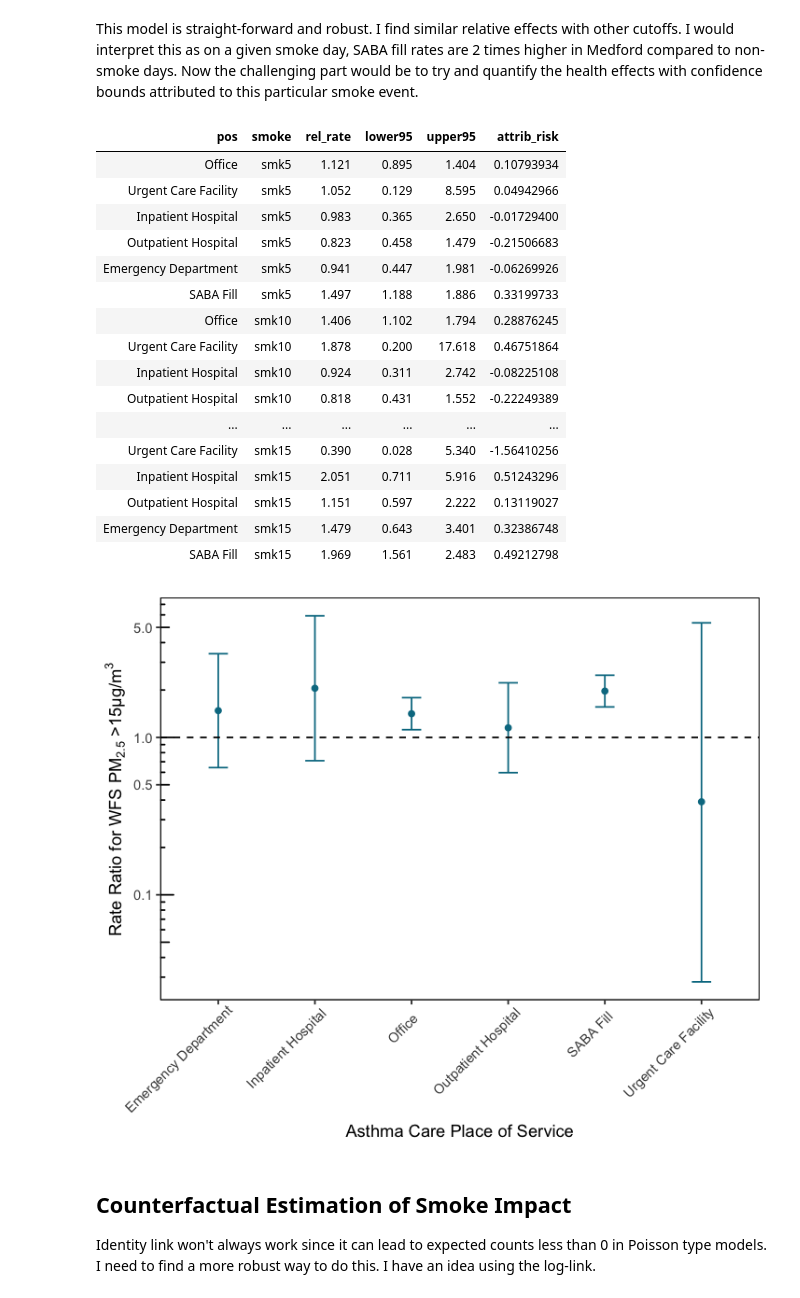
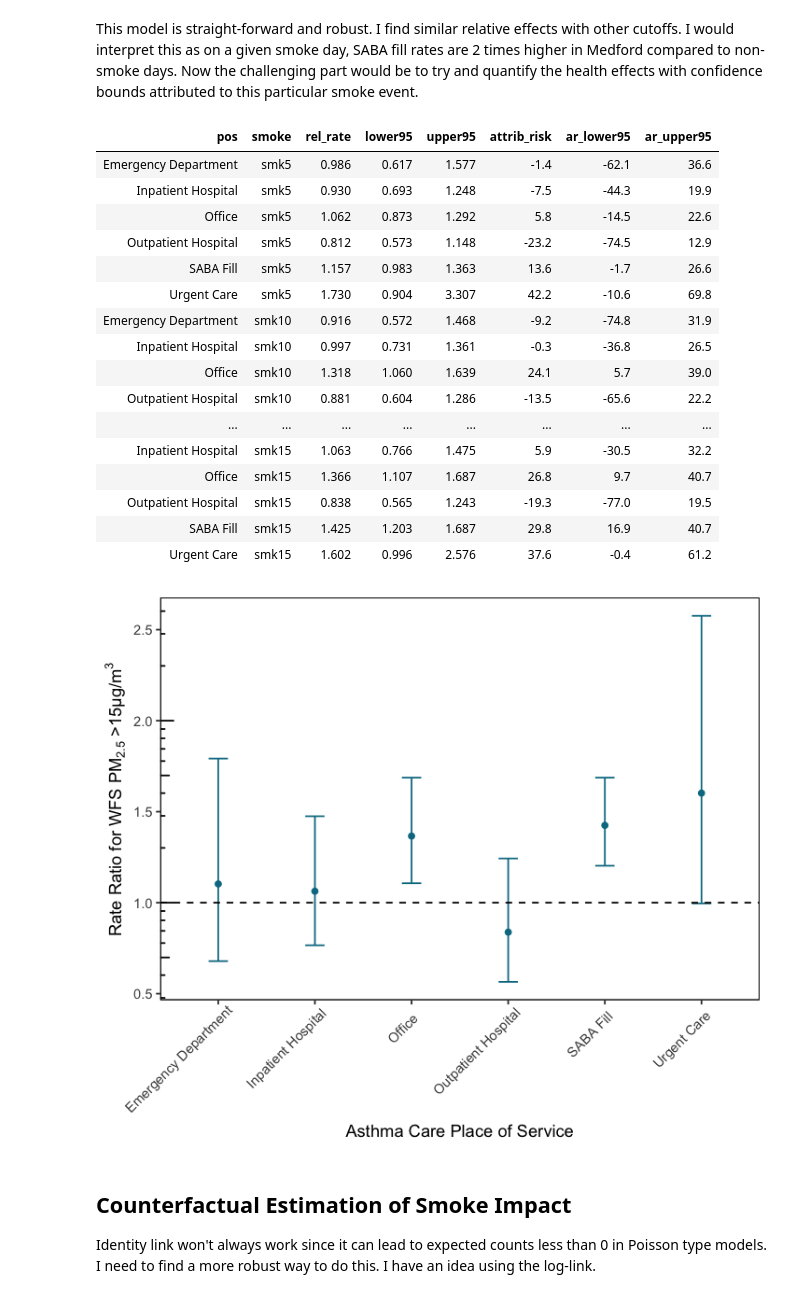
Before and after one commit to RyanGan/oregon_wildfire, a Jupyter notebook: r_scripts/analysis/msa_daily_smoke_analysis.ipynb, the cells around one changed output. Cells and saved outputs as stored; diff of their text form; code cells hidden in the pictures.

```diff
--- a/r_scripts/analysis/msa_daily_smoke_analysis.ipynb
+++ b/r_scripts/analysis/msa_daily_smoke_analysis.ipynb
@@ -391,8 +458,8 @@ compare_mat <- expand.grid(pos, smoke_cut) %>%
            smoke = Var2) %>%
     # define spl + weekend vs interaction models
     mutate(formula = ifelse(pos %in% c('Office', 'SABA Fill', 'Outpatient Hospital'),
-                            paste0('n_events ~ ', smoke, ' + spl * weekend'),
-                            paste0('n_events ~ ', smoke, ' + spl + weekend')
+                            paste0('n_events ~ ', smoke, ' + avg_temp + spl + weekend + log(offset(pop))'),
+                            paste0('n_events ~ ', smoke, ' + avg_temp + spl + weekend + log(offset(pop))')
                            ))
 # %%
 # results
@@ -411,8 +478,10 @@ medford_bin_smk_results <- compare_mat %>%
                    rel_rate = round(exp(estimate),3),
                    lower95 = round(exp(estimate - (1.96*std.error)),3),
                    upper95 = round(exp(estimate + (1.96*std.error)),3),
-                   attrib_risk = (rel_rate - 1)/rel_rate) %>%
-            select(pos, smoke, rel_rate, lower95, upper95, attrib_risk)
+                   attrib_risk = round((((rel_rate - 1)/rel_rate)*100),1),
+                   ar_lower95 = round((((lower95 - 1)/lower95)*100),1),
+                   ar_upper95 = round((((upper95 - 1)/upper95)*100),1)) %>%
+            select(pos, smoke, rel_rate, lower95, upper95, attrib_risk, ar_lower95, ar_upper95)
     }) %>%
     # bind rows
     bind_rows()
@@ -420,20 +489,20 @@ medford_bin_smk_results <- compare_mat %>%
 # binary smoke results
 medford_bin_smk_results
 # %% [output]
-| pos | smoke | rel_rate | lower95 | upper95 | attrib_risk |
-| Office | smk5 | 1.121 | 0.895 | 1.404 | 0.10793934 |
-| Urgent Care Facility | smk5 | 1.052 | 0.129 | 8.595 | 0.04942966 |
-| Inpatient Hospital | smk5 | 0.983 | 0.365 | 2.650 | -0.01729400 |
-| Outpatient Hospital | smk5 | 0.823 | 0.458 | 1.479 | -0.21506683 |
-| Emergency Department | smk5 | 0.941 | 0.447 | 1.981 | -0.06269926 |
-| SABA Fill | smk5 | 1.497 | 1.188 | 1.886 | 0.33199733 |
-| Office | smk10 | 1.406 | 1.102 | 1.794 | 0.28876245 |
-| Urgent Care Facility | smk10 | 1.878 | 0.200 | 17.618 | 0.46751864 |
-| Inpatient Hospital | smk10 | 0.924 | 0.311 | 2.742 | -0.08225108 |
-| Outpatient Hospital | smk10 | 0.818 | 0.431 | 1.552 | -0.22249389 |
-| ... | ... | ... | ... | ... | ... |
-| Urgent Care Facility | smk15 | 0.390 | 0.028 | 5.340 | -1.56410256 |
-| Inpatient Hospital | smk15 | 2.051 | 0.711 | 5.916 | 0.51243296 |
-| Outpatient Hospital | smk15 | 1.151 | 0.597 | 2.222 | 0.13119027 |
-| Emergency Department | smk15 | 1.479 | 0.643 | 3.401 | 0.32386748 |
-| SABA Fill | smk15 | 1.969 | 1.561 | 2.483 | 0.49212798 |
+| pos | smoke | rel_rate | lower95 | upper95 | attrib_risk | ar_lower95 | ar_upper95 |
+| Emergency Department | smk5 | 0.986 | 0.617 | 1.577 | -1.4 | -62.1 | 36.6 |
+| Inpatient Hospital | smk5 | 0.930 | 0.693 | 1.248 | -7.5 | -44.3 | 19.9 |
+| Office | smk5 | 1.062 | 0.873 | 1.292 | 5.8 | -14.5 | 22.6 |
+| Outpatient Hospital | smk5 | 0.812 | 0.573 | 1.148 | -23.2 | -74.5 | 12.9 |
+| SABA Fill | smk5 | 1.157 | 0.983 | 1.363 | 13.6 | -1.7 | 26.6 |
+| Urgent Care | smk5 | 1.730 | 0.904 | 3.307 | 42.2 | -10.6 | 69.8 |
+| Emergency Department | smk10 | 0.916 | 0.572 | 1.468 | -9.2 | -74.8 | 31.9 |
+| Inpatient Hospital | smk10 | 0.997 | 0.731 | 1.361 | -0.3 | -36.8 | 26.5 |
+| Office | smk10 | 1.318 | 1.060 | 1.639 | 24.1 | 5.7 | 39.0 |
+| Outpatient Hospital | smk10 | 0.881 | 0.604 | 1.286 | -13.5 | -65.6 | 22.2 |
+| ... | ... | ... | ... | ... | ... | ... | ... |
+| Inpatient Hospital | smk15 | 1.063 | 0.766 | 1.475 | 5.9 | -30.5 | 32.2 |
+| Office | smk15 | 1.366 | 1.107 | 1.687 | 26.8 | 9.7 | 40.7 |
+| Outpatient Hospital | smk15 | 0.838 | 0.565 | 1.243 | -19.3 | -77.0 | 19.5 |
+| SABA Fill | smk15 | 1.425 | 1.203 | 1.687 | 29.8 | 16.9 | 40.7 |
+| Urgent Care | smk15 | 1.602 | 0.996 | 2.576 | 37.6 | -0.4 | 61.2 |
@@ -442,36 +509,36 @@ medford_bin_smk_results
 # %%
 options(repr.plot.width = 6, repr.plot.height = 5)
 # risk ratio plot of the > 15 ug/m^3
 smk_rr_plot <- ggplot(filter(medford_bin_smk_results, smoke == 'smk15'), aes(x=pos, y=rel_rate, group = pos)) +
     geom_point(color = '#007991') +
     geom_errorbar(aes(ymin=lower95, ymax=upper95), color = '#007991',width = 0.2) +
     geom_hline(yintercept = 1, linetype=2) +
-    scale_y_log10(breaks = c(0.1, 0.5, 1, 5)) + #scales::log_breaks(n=10)) +
+    #scale_y_log10(breaks = c(0.5, 1, 2)) + #scales::log_breaks(n=10)) +
     annotation_logticks(sides = "l") +
     ylab(expression(paste("Rate Ratio for WFS PM"[2.5], " >15µg/m"^3))) +
     xlab('Asthma Care Place of Service') +
    # plot theme
     theme(panel.background = element_rect(fill = 'white', colour = 'black'),
     panel.grid.major = element_blank(),
     panel.grid.minor = element_blank(),
     # strip element
     strip.background = element_rect(colour=NA, fill=NA),
     panel.border = element_rect(fill = NA, color = "black"),
     # facet text size
     strip.text = element_text(size = 10),
     # axis element (tilt)
     axis.text.x = element_text(angle = 45, hjust = 0.9, vjust = 0.7),
     #axis.title.x = element_blank(),
     #axis.ticks.x = element_blank(),
     axis.title.y = element_text(angle = 90))
 
 smk_rr_plot
 
 # save plot
-#ggsave("./Figs/asthma_care_smoke_plot.tiff", smk_rr_plot,
-#       units="in", width=6, height=5, dpi=300)
+ggsave("./Figs/medford_care_plot.tiff", smk_rr_plot,
+       units="in", width=6, height=5, dpi=300)
 # %% [output]
-[figure, old version]
+[figure, new version]
 # %% [markdown]
 ## Counterfactual Estimation of Smoke Impact
 
```
Also changed, not shown: parts of 19 cells of this notebook, 3 other files.
